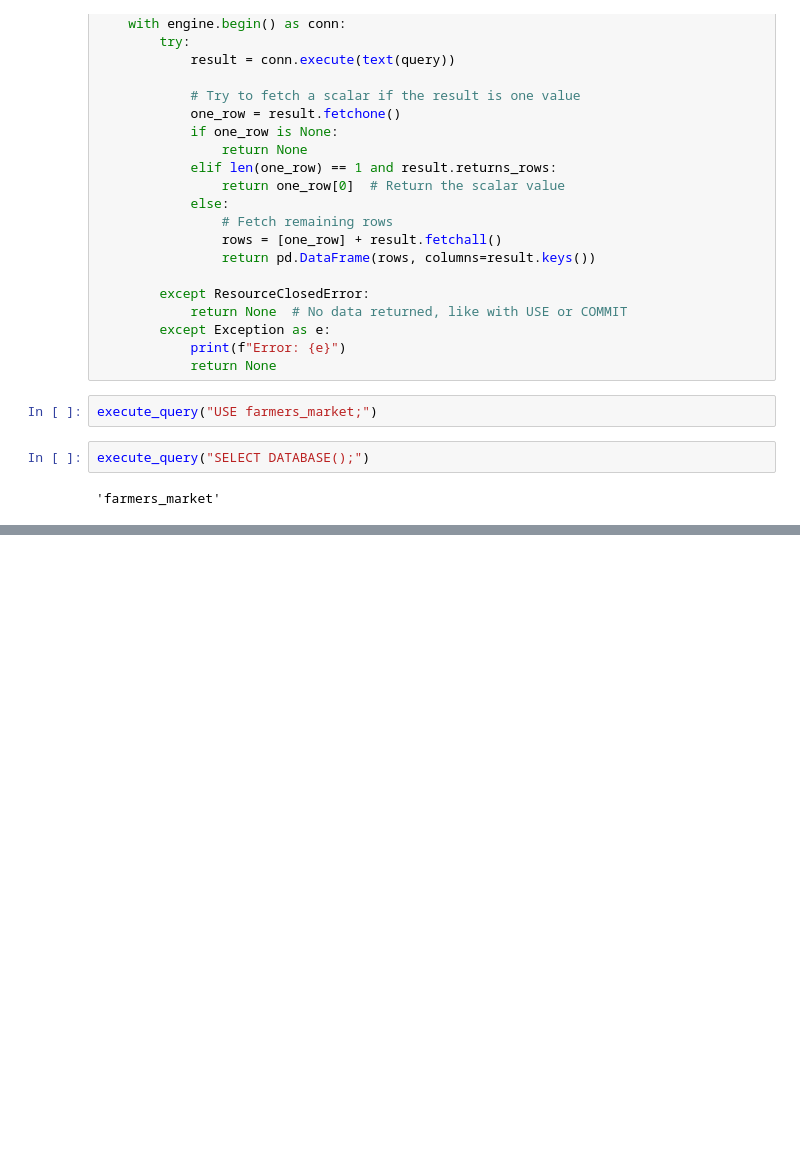
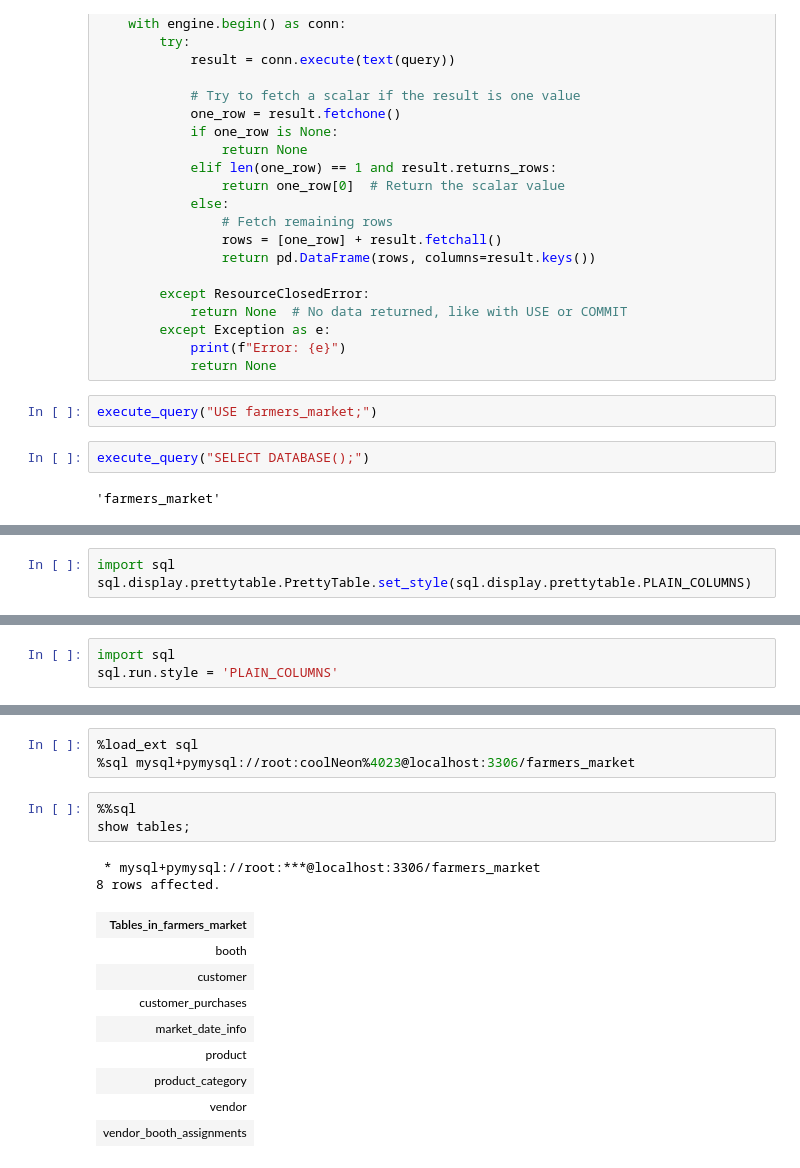
Before and after one commit to KunalNeon/SQL-For-Data-Scientist, a Jupyter notebook: sql.ipynb, the cells around one changed output, grey strips where cells are left out. Saved outputs shown, nothing was run; the diff lists cells and outputs as text; blank space fills up the shorter version.

```diff
--- a/sql.ipynb
+++ b/sql.ipynb
@@ -316,0 +401,3 @@ execute_query("SELECT DATABASE();")
+# %%
+import sql
+sql.display.prettytable.PrettyTable.set_style(sql.display.prettytable.PLAIN_COLUMNS)
@@ -316,0 +486,3 @@ execute_query("SELECT DATABASE();")
+# %%
+import sql
+sql.run.style = 'PLAIN_COLUMNS'
@@ -316,0 +552,18 @@ execute_query("SELECT DATABASE();")
+# %%
+%load_ext sql
+%sql mysql+pymysql://root:coolNeon%4023@localhost:3306/farmers_market
+# %%
+%%sql
+show tables;
+# %% [output]
+ * mysql+pymysql://root:***@localhost:3306/farmers_market
+8 rows affected.
+| Tables_in_farmers_market |
+| booth |
+| customer |
+| customer_purchases |
+| market_date_info |
+| product |
+| product_category |
+| vendor |
+| vendor_booth_assignments |
```
Also changed, not shown: parts of 36 cells of this notebook.
